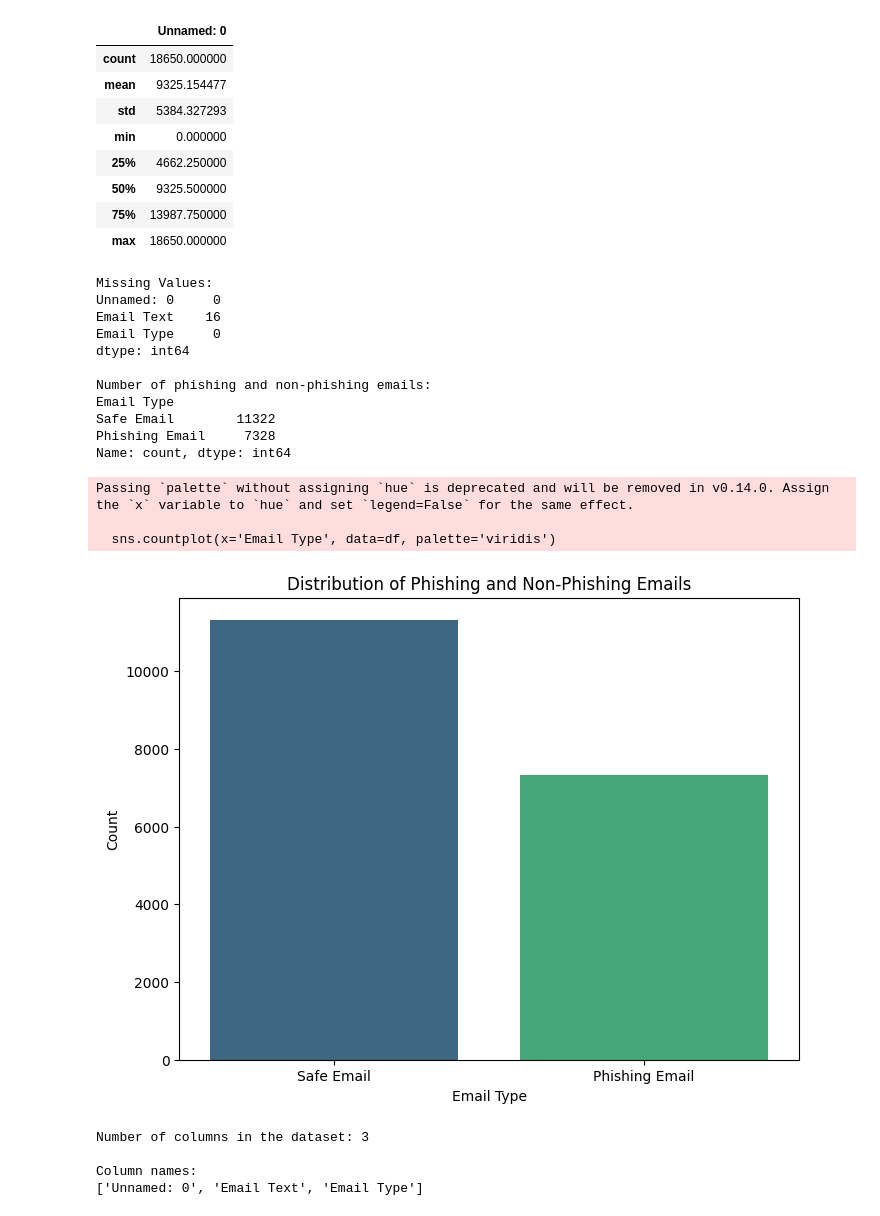
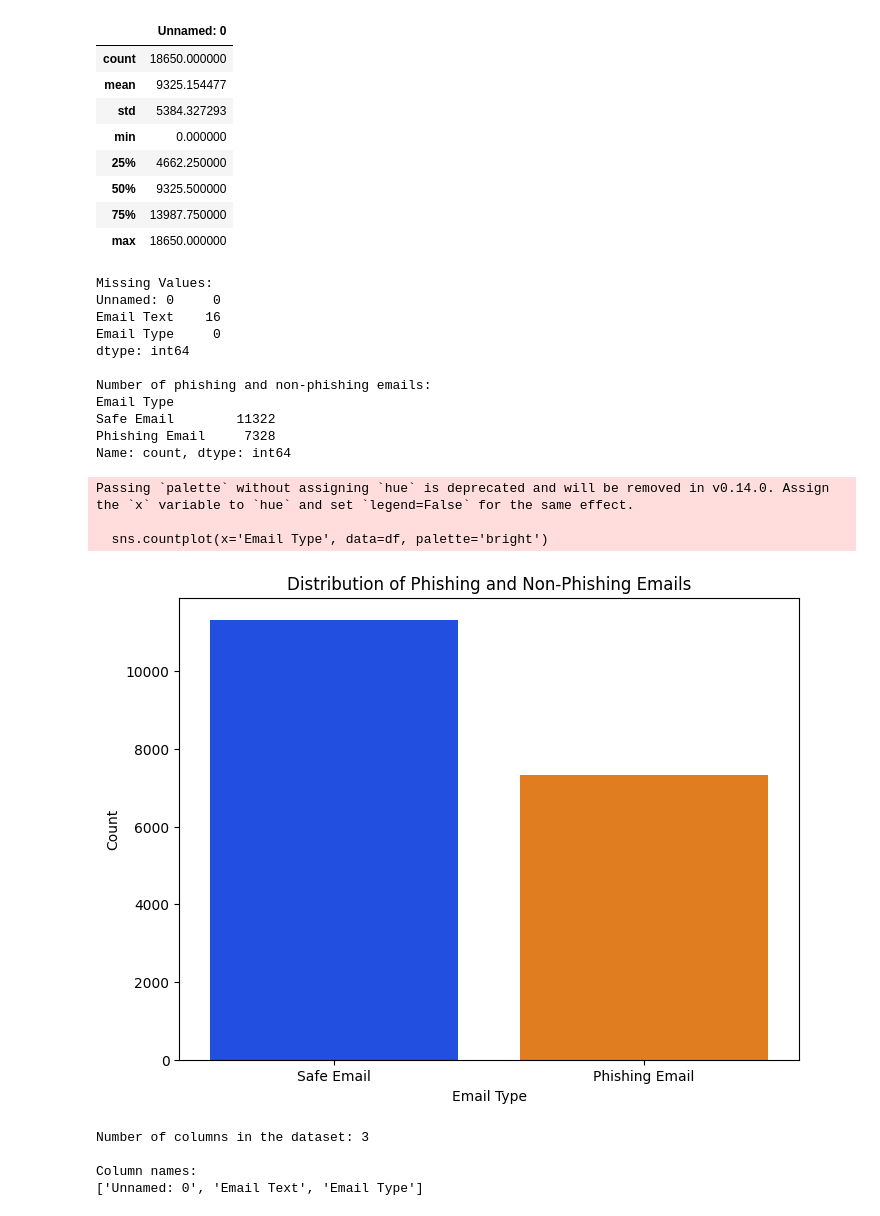
Before and after one commit to HartlJohannes/TextAnalysisAssignment, a Jupyter notebook: notebooks/1_data_exploration.ipynb, the cells around one changed output. Saved outputs shown, nothing was run; the diff lists cells and outputs as text; code cells hidden in the pictures.

```diff
--- a/notebooks/1_data_exploration.ipynb
+++ b/notebooks/1_data_exploration.ipynb
@@ -3,7 +3,7 @@
 import pandas as pd
 import matplotlib.pyplot as plt
 import seaborn as sns
-import numpy as np
+from wordcloud import WordCloud
 
 # Load the dataset
 df = pd.read_csv('../data/raw/phishing_emails.csv')
@@ -31,7 +31,7 @@ print(phishing_counts)
 
 # Visualize the distribution of phishing and non-phishing emails
 plt.figure(figsize=(8, 6))
-sns.countplot(x='Email Type', data=df, palette='viridis')
+sns.countplot(x='Email Type', data=df, palette='bright')
 plt.title('Distribution of Phishing and Non-Phishing Emails')
 plt.xlabel('Email Type')
 plt.ylabel('Count')
@@ -45,34 +45,50 @@ print(f"\nNumber of columns in the dataset: {num_columns}")
 print("\nColumn names:")
 print(df.columns.tolist())
 
-# Visualize the length of emails
-df['email_length'] = df['Email Type'].apply(len)
+df['Email Text'] = df['Email Text'].astype(str).fillna('')
+# Calculate text lengths
+df['text_length'] = df['Email Text'].apply(len)
 
-plt.figure(figsize=(10, 6))
-sns.histplot(df['email_length'], bins=50, kde=True)
-plt.title('Distribution of Email Lengths')
-plt.xlabel('Email Length')
-plt.ylabel('Frequency')
+# Extract unique categories
+categories = df['Email Type'].unique()
+
+# Create a plot for each category
+for category in categories:
+    plt.figure(figsize=(10, 6))
+    subset = df[df['Email Type'] == category]
+    sns.histplot(subset['text_length'], kde=True, bins=10)
+    plt.title(f'Text Lengths for Category {category}')
+    plt.xlabel('Text Length')
+    plt.ylabel('Frequency')
+    plt.show()
+
+plt.figure(figsize=(12, 6))
+sns.histplot(data=df, x='text_length', hue='Email Type', element='step', stat='density', common_norm=False)
+plt.title('Distribution of Email Text Lengths by Type')
+plt.xlabel('Text Length')
+plt.ylabel('Density')
 plt.show()
 
+average_lengths = df.groupby('Email Type')['text_length'].mean()
+median_length = df.groupby('Email Type')['text_length'].median()
+min_length = df.groupby('Email Type')['text_length'].min()
+max_length = df.groupby('Email Type')['text_length'].max()
+print(average_lengths)
+print(median_length)
+print(min_length)
+print(max_length)
+
+# Combine all the text data into a single string
+text = " ".join(df['Email Text'])
+
+# Generate the word cloud
+wordcloud = WordCloud(width=800, height=400, background_color='white').generate(text)
+
+# Visualize the word cloud
 plt.figure(figsize=(10, 6))
-sns.violinplot(x='Email Type', y='email_length', data=df)
-plt.title('Email Lengths per Category')
-plt.xlabel('Category')
-plt.ylabel('Text Length')
+plt.imshow(wordcloud, interpolation='bilinear')
+plt.axis('off')
 plt.show()
-
-# Compare the email length between phishing and non-phishing emails
-plt.figure(figsize=(10, 6))
-sns.boxplot(x='label', y='email_length', data=df, palette='viridis')
-plt.title('Email Length Distribution by Label')
-plt.xlabel('Label')
-plt.ylabel('Email Length')
-plt.show()
-
-# Display basic statistics for email lengths by label
-print("\nEmail Length Statistics by Label:")
-print(df.groupby('label')['email_length'].describe())
 # %% [output]
 First few rows of the dataset:
 |  | Unnamed: 0 | Email Text | Email Type |
@@ -89,35 +105,35 @@ Data columns (total 3 columns):
 ---  ------      --------------  -----
  0   Unnamed: 0  18650 non-null  int64
  1   Email Text  18634 non-null  object
  2   Email Type  18650 non-null  object
 dtypes: int64(1), object(2)
 memory usage: 437.2+ KB
 
 Summary Statistics:
 |  | Unnamed: 0 |
 | count | 18650.000000 |
 | mean | 9325.154477 |
 | std | 5384.327293 |
 | min | 0.000000 |
 | 25% | 4662.250000 |
 | 50% | 9325.500000 |
 | 75% | 13987.750000 |
 | max | 18650.000000 |
 Missing Values:
 Unnamed: 0     0
 Email Text    16
 Email Type     0
 dtype: int64
 
 Number of phishing and non-phishing emails:
 Email Type
 Safe Email        11322
 Phishing Email     7328
 Name: count, dtype: int64
 Passing `palette` without assigning `hue` is deprecated and will be removed in v0.14.0. Assign the `x` variable to `hue` and set `legend=False` for the same effect.
 
-  sns.countplot(x='Email Type', data=df, palette='viridis')
+  sns.countplot(x='Email Type', data=df, palette='bright')
-[figure, old version]
+[figure, new version]
 Number of columns in the dataset: 3
 
 Column names:
```
Also changed, not shown: parts of 1 cell of this notebook, 7 other files.
